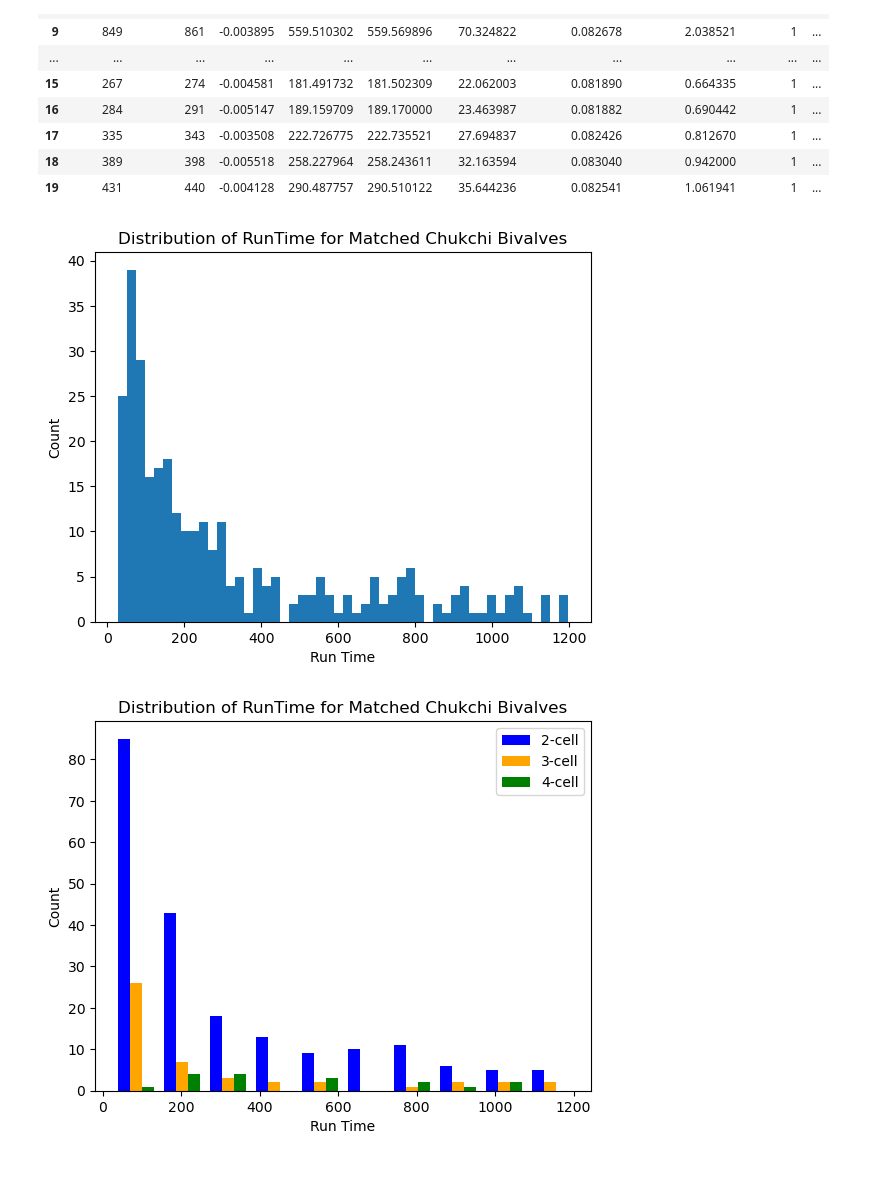
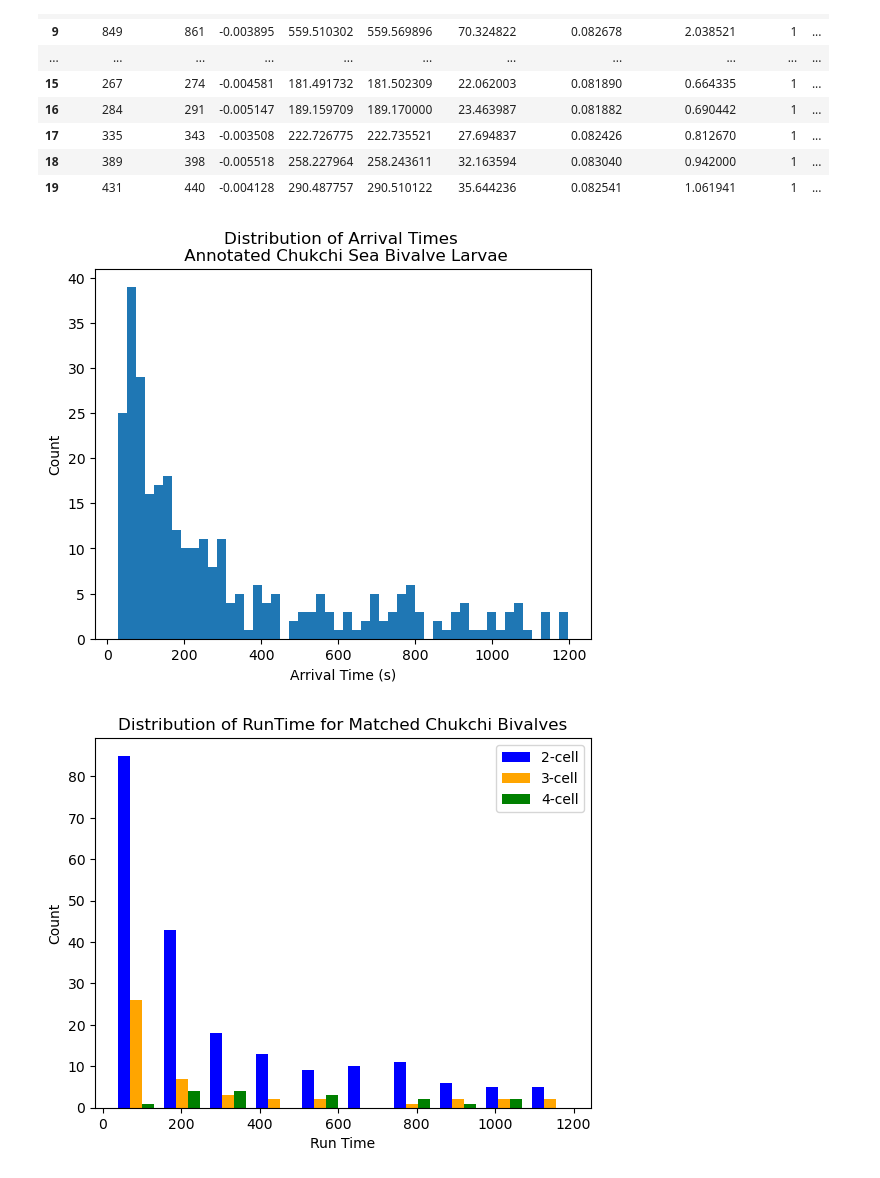
Before and after one commit to michaelstaiger/IFCBParticleSize, a Jupyter notebook: EmpyricalAnalysis/Notebooks/ChukchiBivalves.ipynb, the cells around one changed output. Cells and saved outputs as stored; diff of their text form; code cells hidden in the pictures.

Commit message:
coalating and creating standard pipeline for research report figures and analysis

```diff
--- a/EmpyricalAnalysis/Notebooks/ChukchiBivalves.ipynb
+++ b/EmpyricalAnalysis/Notebooks/ChukchiBivalves.ipynb
@@ -123,13 +123,13 @@ df.head(n=20)
 # %%
 times = df["RunTime"].values
 plt.hist(times, bins=50)
-plt.xlabel("Run Time")
+plt.xlabel("Arrival Time (s)")
 plt.ylabel("Count")
-plt.title("Distribution of RunTime for Matched Chukchi Bivalves")
+plt.title("Distribution of Arrival Times \n Annotated Chukchi Sea Bivalve Larvae")
 #plt.savefig("/Users/michaelstaiger/Desktop/gitRepos/IFCBParticleSize/EmpyricalAnalysis/Figs/chuck_bivalve_runtime_histogram.png")
 plt.show()
 # %% [output]
-[figure, old version]
+[figure, new version]
 # %%
 df2cell = df[df["taglabel"] == "2cell"]
 df3cell = df[df["taglabel"] == "3cell"]
```
Also changed, not shown: parts of 1 cell of this notebook, 9 other files.
